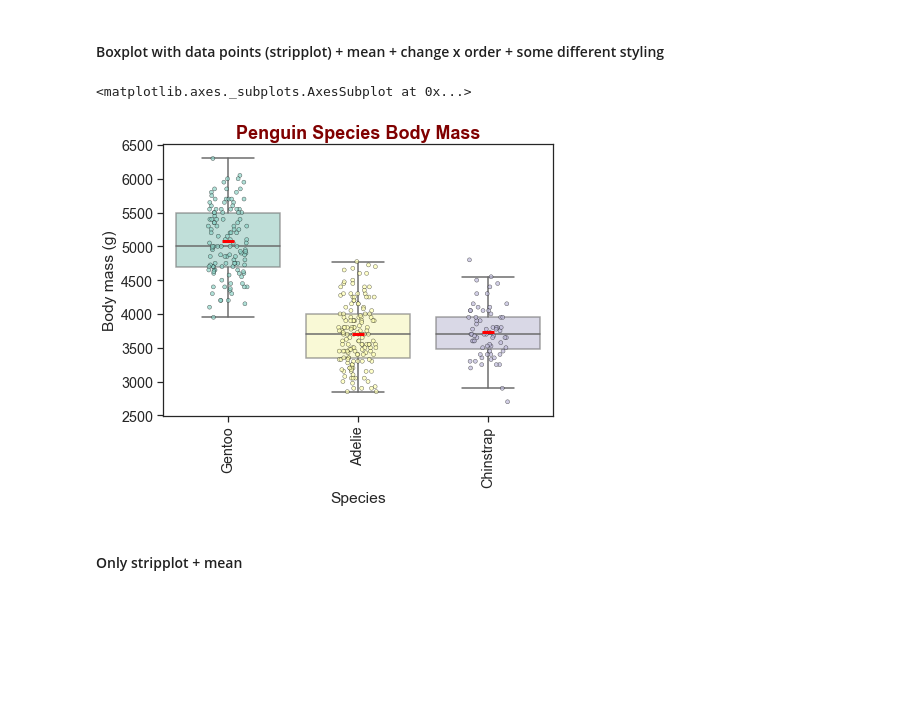
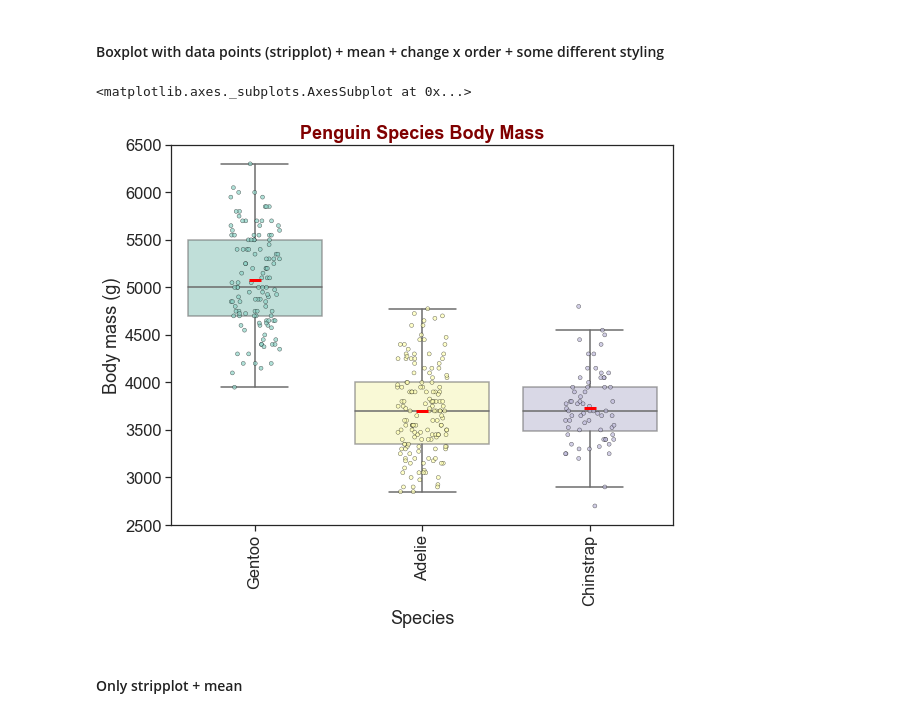
Before and after one commit to liel-cohen/LielTools, a Jupyter notebook: plots_examp.ipynb, the cells around one changed output. Drawn from its saved outputs; the diff is of its cells as text; code cells hidden in the pictures; blank space fills up the shorter version.

Commit message:
More PlotTools & notebook updates

```diff
--- a/plots_examp.ipynb
+++ b/plots_examp.ipynb
@@ -233,19 +245,19 @@ PlotTools.plot_boxplot(peng_df["species"], # x values series
 # %%
 PlotTools.plot_boxplot(peng_df["species"], # x values series
              peng_df["body_mass_g"], # y values series
-             figsize=(7, 5), palette='Set3',
+             figsize=(9, 7), palette='Set3',
              plotTitle='Penguin Species Body Mass',
              xTitle='Species',
              yTitle='Body mass (g)',
              xRotation=90,
-             font_scale=1.3,
+             font_scale=1.5,
              order=['Gentoo', 'Adelie', 'Chinstrap'],
              linewidth=0.4,
              add_mean=True,
              mean_size=150)
 # %% [output]
 <matplotlib.axes._subplots.AxesSubplot at 0x...>
-[figure, old version]
+[figure, new version]
 # %% [markdown]
 #### Only stripplot + mean
 # %%
```
Also changed, not shown: parts of 16 cells of this notebook, 1 other file.
